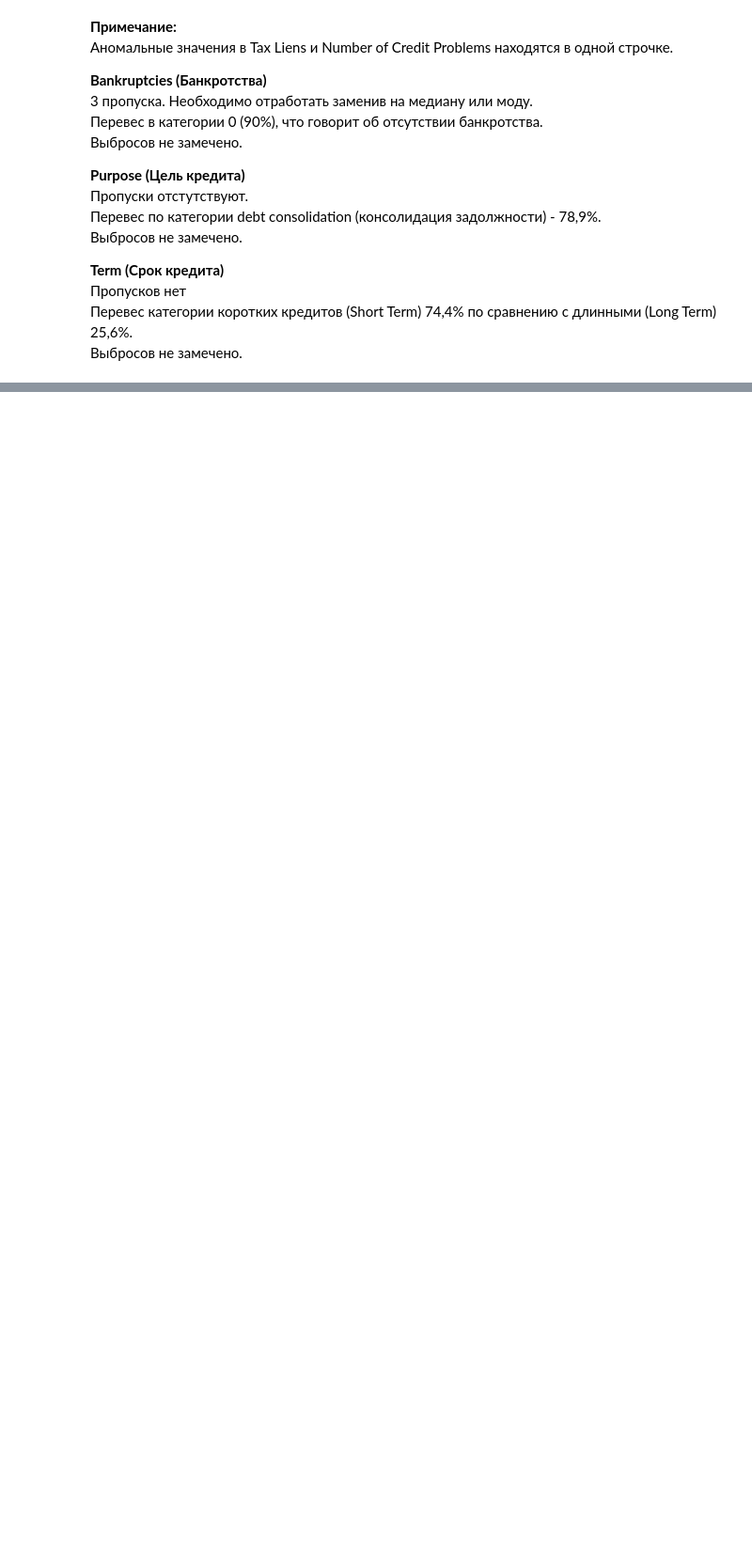
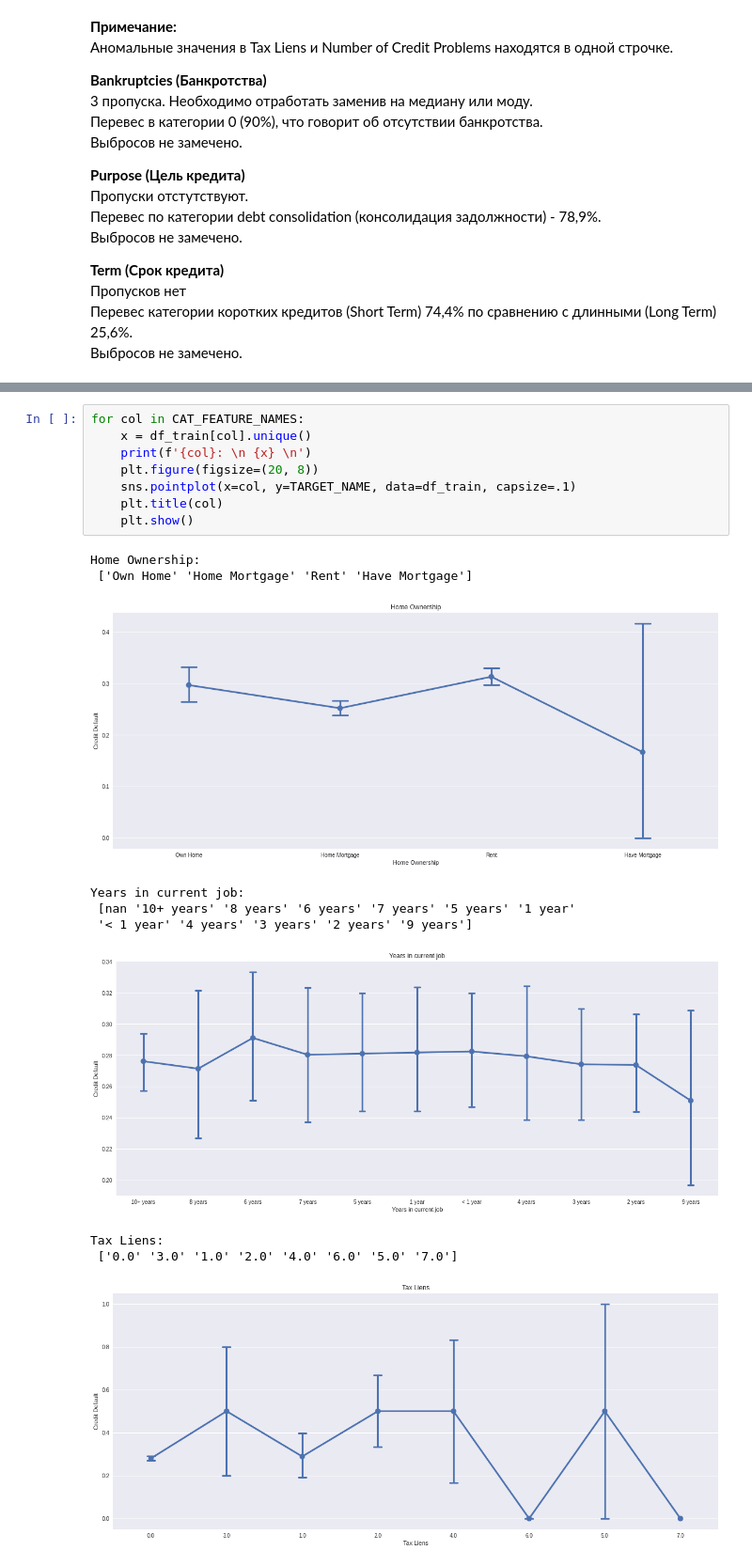
Before and after one commit to alvlagus/Python_for_DS_2, a Jupyter notebook: gusev_solution_GU_AI_1445.ipynb, the cells around one changed output, grey strips where cells are left out. Shown at 94% size. Saved outputs shown, nothing was run; the diff lists cells and outputs as text; blank space fills up the shorter version.

```diff
--- a/gusev_solution_GU_AI_1445.ipynb
+++ b/gusev_solution_GU_AI_1445.ipynb
@@ -988,0 +1240,19 @@ df_test.loc[df_test['Tax Liens'] == 15.0]
+# %%
+for col in CAT_FEATURE_NAMES:
+    x = df_train[col].unique()
+    print(f'{col}: \n {x} \n')
+    plt.figure(figsize=(20, 8))
+    sns.pointplot(x=col, y=TARGET_NAME, data=df_train, capsize=.1)
+    plt.title(col)
+    plt.show()
+# %% [output]
+Home Ownership:
+ ['Own Home' 'Home Mortgage' 'Rent' 'Have Mortgage']
+[figure, added]
+Years in current job:
+ [nan '10+ years' '8 years' '6 years' '7 years' '5 years' '1 year'
+ '< 1 year' '4 years' '3 years' '2 years' '9 years']
+[figure, added]
+Tax Liens:
+ ['0.0' '3.0' '1.0' '2.0' '4.0' '6.0' '5.0' '7.0']
+[figure, added]
```
Also changed, not shown: parts of 226 cells of this notebook.
